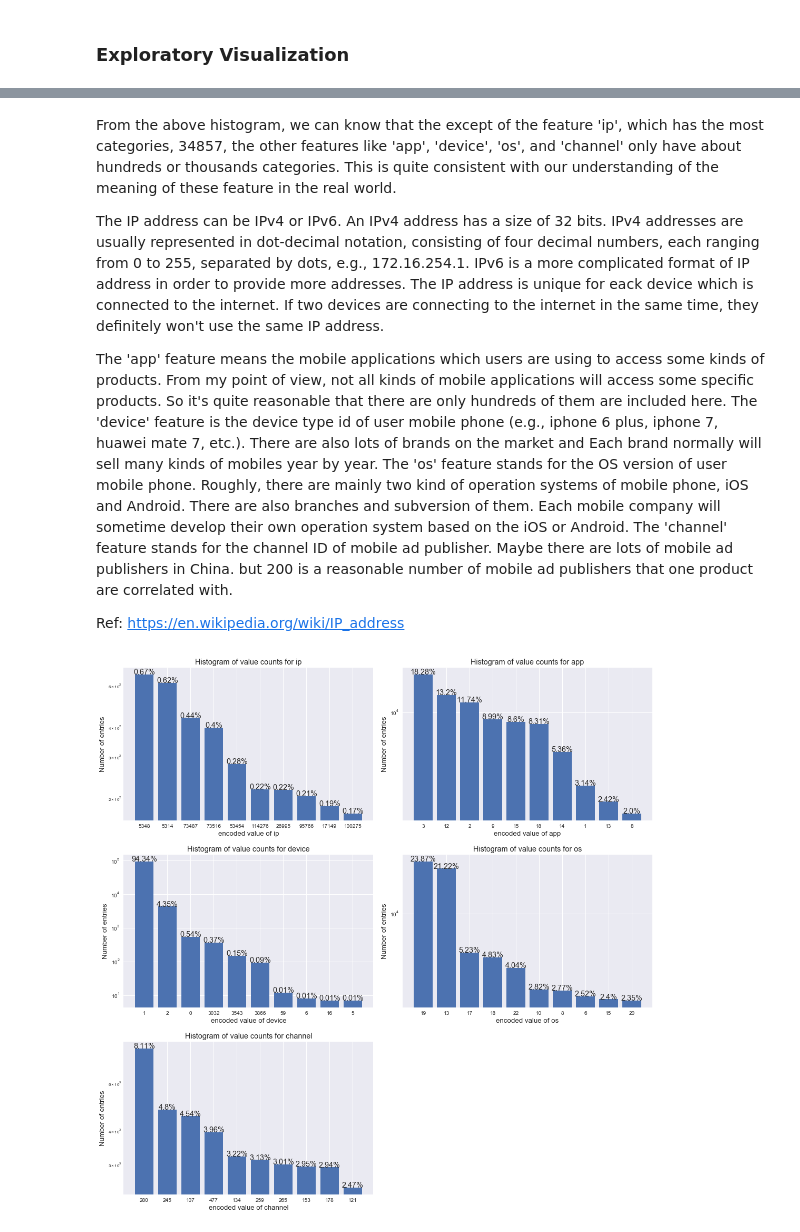
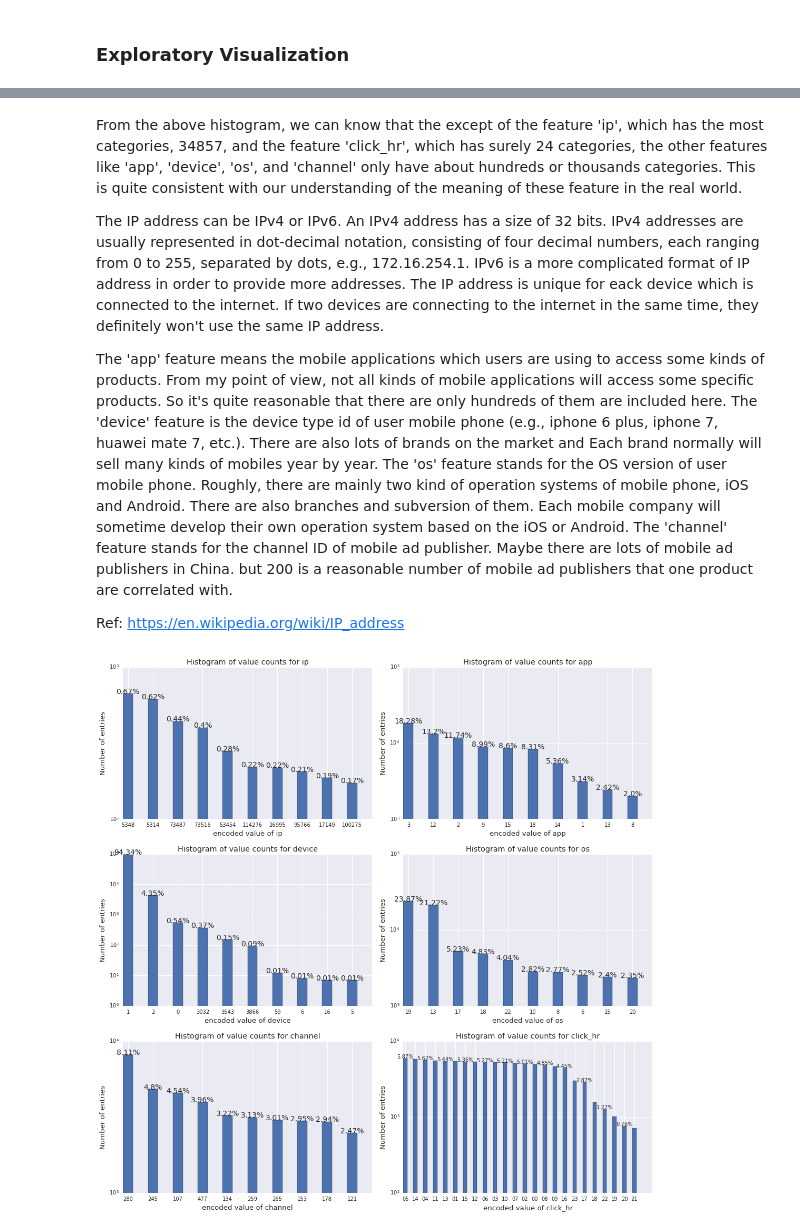
Before and after one commit to yuhow/udacity_nano_ML_course, a Jupyter notebook: capstone/capstone.ipynb, the cells around one changed output, grey strips where cells are left out. Drawn from its saved outputs; the diff is of its cells as text; code cells hidden in the pictures.

```diff
--- a/capstone/capstone.ipynb
+++ b/capstone/capstone.ipynb
@@ -148,0 +155,7 @@ After a quick check of target value distribution as shown above, we do have a ex
+# %%
+# create a new feature which is based on the click time
+# UTC --> an hour of the day
+sample_data['click_time'] = pd.to_datetime(sample_data['click_time'])
+sample_data['click_hr'] = sample_data['click_time'].dt.round('H').astype(str)
+sample_data['click_hr'] = (sample_data['click_hr']).str[11:13]
+display(sample_data.head())
@@ -149,7 +169,7 @@ After a quick check of target value distribution as shown above, we do have a ex
 # %% [markdown]
 ### Exploratory Visualization
 # %%
-checklist = ['ip', 'app', 'device', 'os', 'channel']
+checklist = ['ip', 'app', 'device', 'os', 'channel', 'click_hr']
 dict_feature = dict()
 for feature in checklist:
     dict_feature[feature] = set([])
@@ -181,5 +201,5 @@ for p, uniq in zip(ax.patches, unique):
 # %% [markdown]
-From the above histogram, we can know that the except of the feature 'ip', which has the most categories, 34857, the other features like 'app', 'device', 'os', and 'channel' only have about hundreds or thousands categories. This is quite consistent with our understanding of the meaning of these feature in the real world.
+From the above histogram, we can know that the except of the feature 'ip', which has the most categories, 34857, and the feature 'click_hr', which has surely 24 categories, the other features like 'app', 'device', 'os', and 'channel' only have about hundreds or thousands categories. This is quite consistent with our understanding of the meaning of these feature in the real world.
 
 The IP address can be IPv4 or IPv6. An IPv4 address has a size of 32 bits. IPv4 addresses are usually represented in dot-decimal notation, consisting of four decimal numbers, each ranging from 0 to 255, separated by dots, e.g., 172.16.254.1. IPv6 is a more complicated format of IP address in order to provide more addresses. The IP address is unique for eack device which is connected to the internet. If two devices are connecting to the internet in the same time, they definitely won't use the same IP address.
 
@@ -190,35 +210,54 @@ Ref: https://en.wikipedia.org/wiki/IP_address
 fig = plt.figure(figsize=(15,15))
 n_top = 10
 for idx, feature in enumerate(checklist):
+    if feature != 'click_hr':
+        n_top = 10
+    else:
+        n_top = 24
+
     counts = sample_data[feature].value_counts()
 
     ind = np.arange(n_top)
+    width = 0.40
 
     ax = fig.add_subplot(3, 2, idx+1)
-    plt.bar(ind, counts.head(n_top).values)
-    ax.set_xticks(ind)
+    plt.bar(ind, counts.head(n_top).values, width=width)
+    ax.set_xticks(ind + width / 2)
     ax.set_xticklabels(counts.head(n_top).index)
     plt.tick_params(axis='both', which='major', labelsize=10)
     plt.tick_params(axis='both', which='minor', labelsize=8)
     #plt.hist(counts.values, bins=100)
     ax.set_yscale('log', nonposy='clip')
     plt.title("Histogram of value counts for {}".format(feature))
     plt.ylabel('Number of entries')
     plt.xlabel('encoded value of '+feature)
 
+    if feature != 'click_hr':
+        bar_text_size = 14
+    else:
+        bar_text_size = 10
+    idx_bin = 0
     for p, uniq in zip(ax.patches, counts.head(n_top).values):
+        if feature == 'click_hr':
+            if idx_bin % 2 != 0:
+                idx_bin += 1
+                continue
         height = p.get_height()
         ax.text(p.get_x()+p.get_width()/2., height+0.01,
-                '{}%'.format(round(float(uniq) / 100000 * 100, 2)), ha="center")
+                '{}%'.format(round(float(uniq) / (num_fraud + \
+                                                  num_not_fraud) * 100, 2)),
+                size=bar_text_size,
+                ha="center")
+        idx_bin += 1
 
     max_count = np.max(counts)
     min_count = np.min(counts)
     gt = [10, 100, 1000]
     prop_gt = []
     for value in gt:
         prop_gt.append(round((counts > value).mean()*100, 2))
 
 plt.tight_layout()
 plt.show()
 # %% [output]
-[figure, old version]
+[figure, new version]
```
Also changed, not shown: parts of 12 cells of this notebook.
